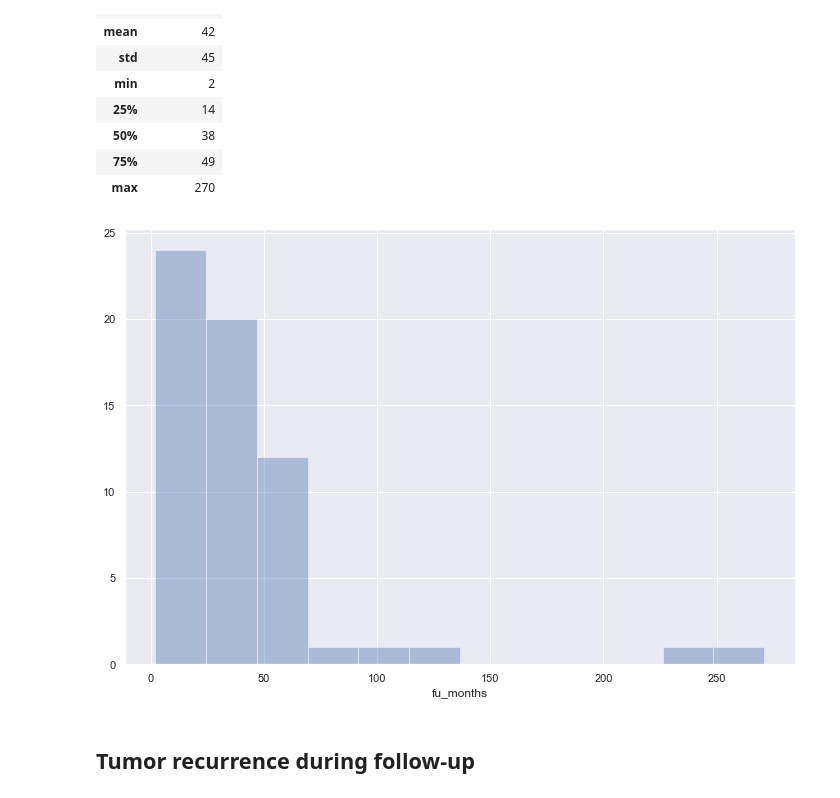
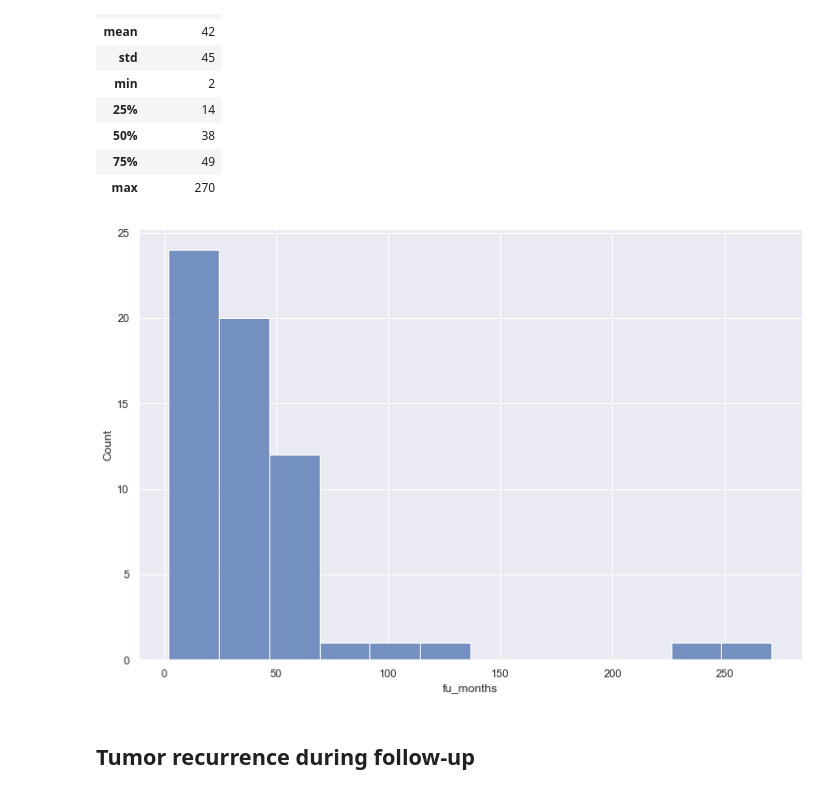
Before and after one commit to alcideschaux/NMIBC-STING, a Jupyter notebook: DESCRIPTIVE.ipynb, the cells around one changed output. Saved outputs shown, nothing was run; the diff lists cells and outputs as text; code cells hidden in the pictures.

```diff
--- a/DESCRIPTIVE.ipynb
+++ b/DESCRIPTIVE.ipynb
@@ -87,9 +87,9 @@ df_clinical['fu_months'].describe().astype('int').to_frame()
 | 75% | 49 |
 | max | 270 |
 # %%
-ax = sns.distplot(df_clinical['fu_months'], kde=False, bins=12)
+ax = sns.histplot(x='fu_months', data=df_clinical, bins=12)
 # %% [output]
-[figure, old version]
+[figure, new version]
 # %% [markdown]
 ## Tumor recurrence during follow-up
 # %%
```
Also changed, not shown: parts of 71 cells of this notebook, 1 other file.
